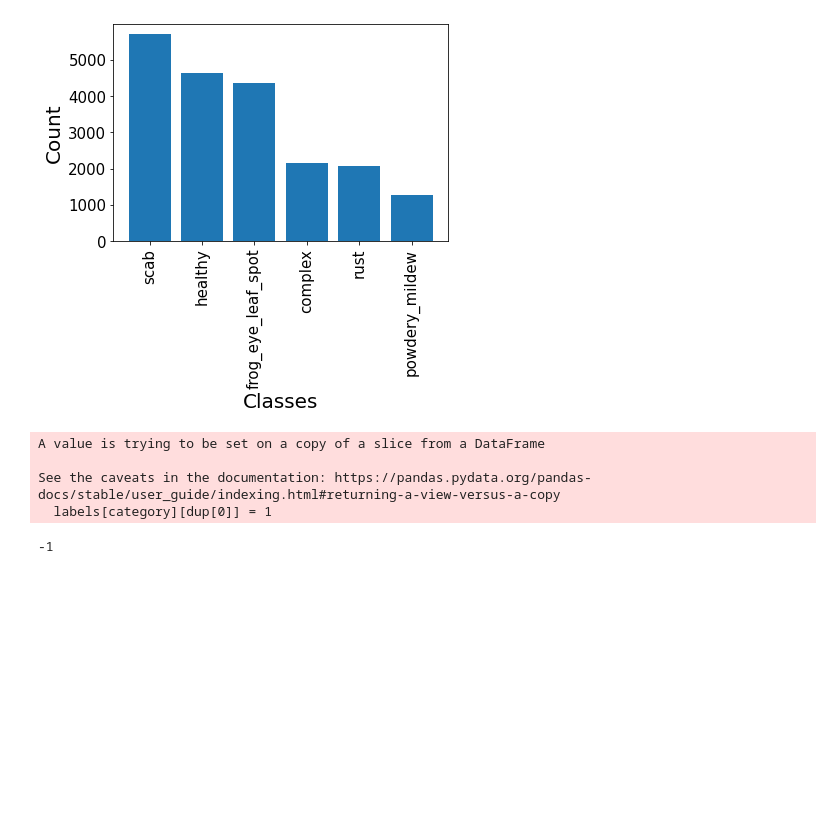
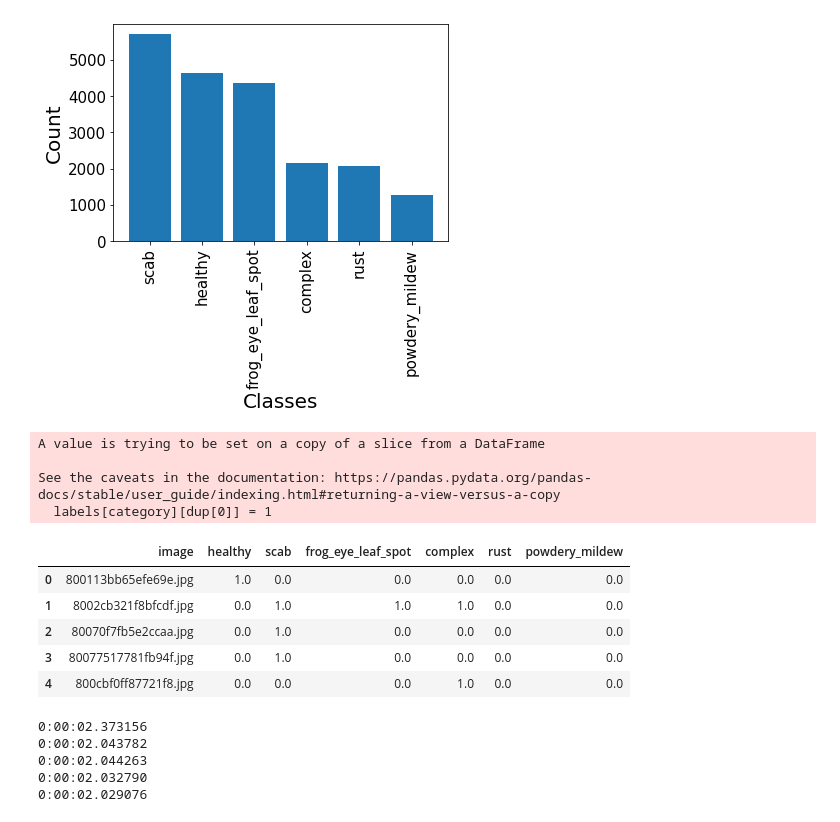
Before and after one commit to camperko/NSIETE-assignment_2, a Jupyter notebook: assignment.ipynb, the cells around one changed output. Drawn from its saved outputs; the diff is of its cells as text; code cells hidden in the pictures; blank space fills up the shorter version.

```diff
--- a/assignment.ipynb
+++ b/assignment.ipynb
@@ -120,0 +125,10 @@ See the caveats in the documentation: https://pandas.pydata.org/pandas-docs/stab
+# %%
+new_labels = pd.read_csv('data/new_train.csv')
+new_labels.head()
+# %% [output]
+|  | image | healthy | scab | frog_eye_leaf_spot | complex | rust | powdery_mildew |
+| 0 | 800113bb65efe69e.jpg | 1.0 | 0.0 | 0.0 | 0.0 | 0.0 | 0.0 |
+| 1 | 8002cb321f8bfcdf.jpg | 0.0 | 1.0 | 1.0 | 1.0 | 0.0 | 0.0 |
+| 2 | 80070f7fb5e2ccaa.jpg | 0.0 | 1.0 | 0.0 | 0.0 | 0.0 | 0.0 |
+| 3 | 80077517781fb94f.jpg | 0.0 | 1.0 | 0.0 | 0.0 | 0.0 | 0.0 |
+| 4 | 800cbf0ff87721f8.jpg | 0.0 | 0.0 | 0.0 | 1.0 | 0.0 | 0.0 |
@@ -121,26 +148,14 @@ See the caveats in the documentation: https://pandas.pydata.org/pandas-docs/stab
 # %%
+from datetime import datetime
+
 config = {"lr": 1e-5,
-          "num_epoch": 100,
-          "size": 512,
-          "optimizer": "adam"}
+          "num_epoch": 50,
+          "size": 256,
+          "optimizer": "adam",
+          "net": "VGG11"}
 
 def normalize_image(in_image):
-    sharpen_kernel = np.array([[-0.5, -0.5, -0.5],
-                               [-0.5,    5, -0.5],
-                               [-0.5, -0.5, -0.5]])
-
-    # resized
     resized_image = resize(in_image, (config["size"], config["size"]), anti_aliasing=True)
-
-    # with expo
-    # expo_image = exposure.equalize_adapthist(resized_image, clip_limit=0.03)
-
-    # after sharpen expo
-    # sharpen_image = cv2.filter2D(resized_image, -1, sharpen_kernel)
-
-    # after gray sharpen expo
-    # sharpen_expo_gray_image = rgb2gray(sharpen_expo_image)
-
     return resized_image
 
 image_set = []
@@ -148,10 +163,14 @@ labels_set = []
 
 for index, row in new_labels.iterrows():
     if path.exists('data/train_images/' + row['image']):
-        image_normalized = normalize_image(imread('data/train_images/' + row['image']))
+        image_normalized = normalize_image(cv2.imread('data/train_images/' + row['image']))
         image_set.append(image_normalized)
         labels_set.append(row)
-    if index == 100:
+    if index == 3599:
         break
-
-labels_set = pd.DataFrame(labels_set)
+# %% [output]
+0:00:02.373156
+0:00:02.043782
+0:00:02.044263
+0:00:02.032790
+0:00:02.029076
@@ -158,6 +200,4 @@ labels_set = pd.DataFrame(labels_set)
 # %%
-cv2.namedWindow("image", cv2.WINDOW_NORMAL)
-cv2.imshow("image", image_set[0])
-cv2.waitKey(0)
+# cv2.namedWindow("image", cv2.WINDOW_NORMAL)
+# cv2.imshow("image", image_set[0])
+# cv2.waitKey(0)
-# %% [output]
--1
```
Also changed, not shown: parts of 14 cells of this notebook.
